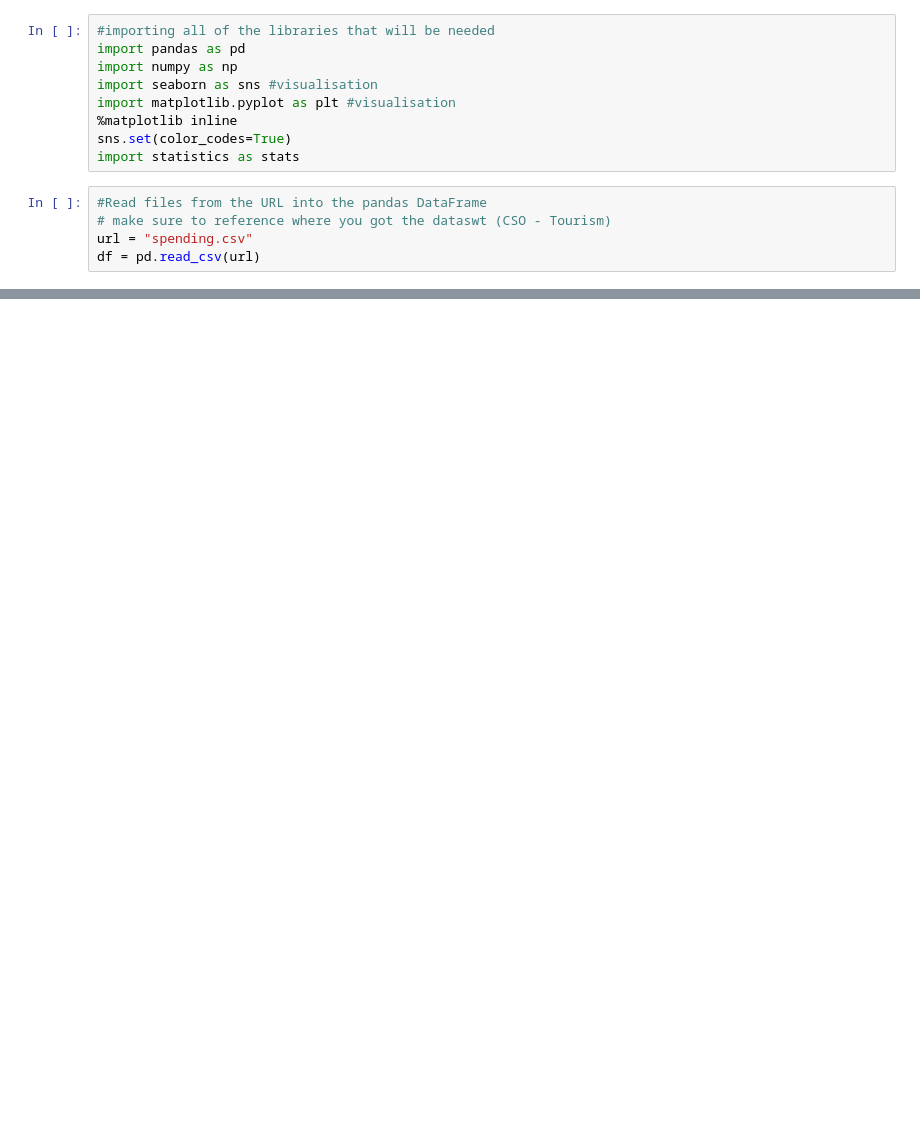
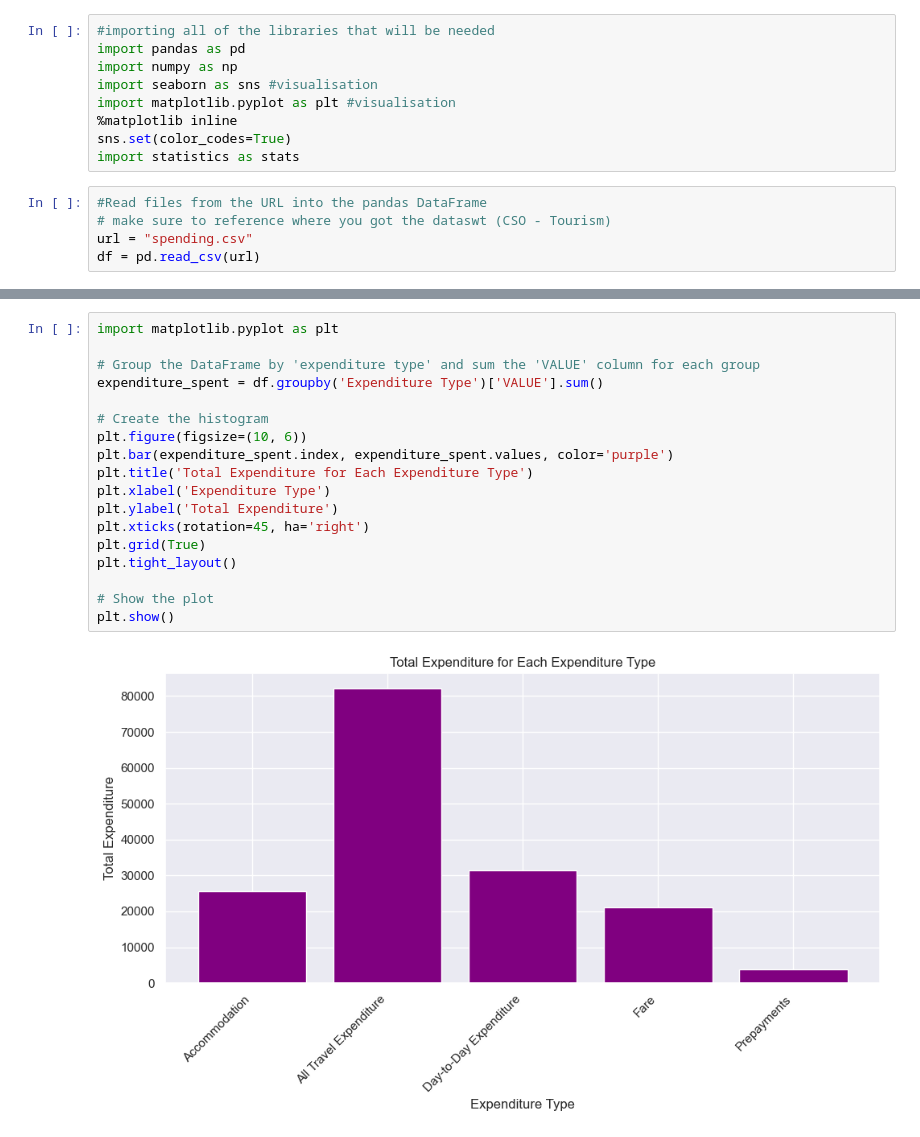
Before and after one commit to CoreyLouiseHughes/CA1_Part2, a Jupyter notebook: Tourism CA1 Part 2 .ipynb, the cells around one changed output, grey strips where cells are left out. Drawn from its saved outputs; the diff is of its cells as text; blank space fills up the shorter version.

```diff
--- a/Tourism CA1 Part 2 .ipynb
+++ b/Tourism CA1 Part 2 .ipynb
@@ -23,0 +106,20 @@ df.head()
+# %%
+import matplotlib.pyplot as plt
+
+# Group the DataFrame by 'expenditure type' and sum the 'VALUE' column for each group
+expenditure_spent = df.groupby('Expenditure Type')['VALUE'].sum()
+
+# Create the histogram
+plt.figure(figsize=(10, 6))
+plt.bar(expenditure_spent.index, expenditure_spent.values, color='purple')
+plt.title('Total Expenditure for Each Expenditure Type')
+plt.xlabel('Expenditure Type')
+plt.ylabel('Total Expenditure')
+plt.xticks(rotation=45, ha='right')
+plt.grid(True)
+plt.tight_layout()
+
+# Show the plot
+plt.show()
+# %% [output]
+[figure, added]
```
Also changed, not shown: parts of 10 cells of this notebook.
